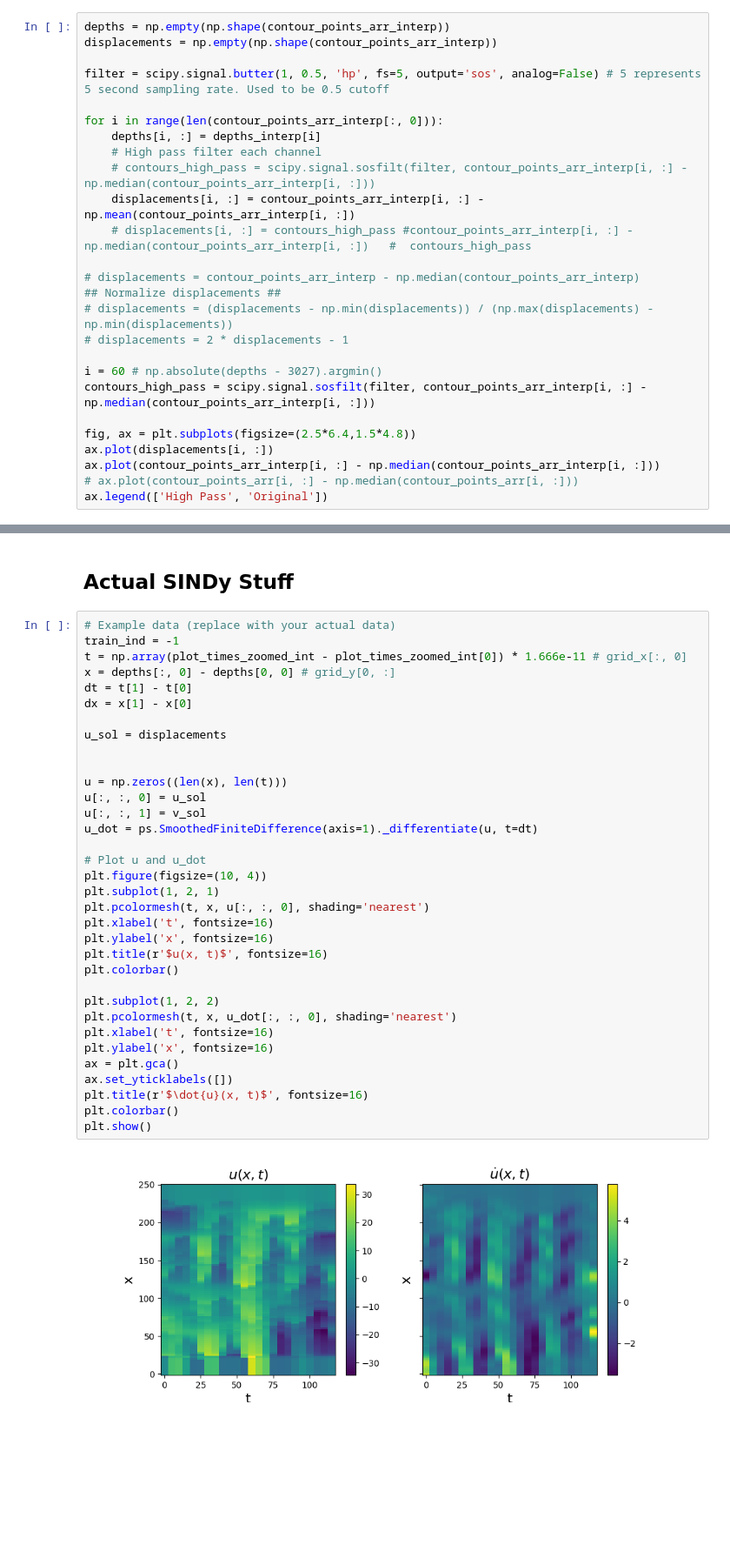
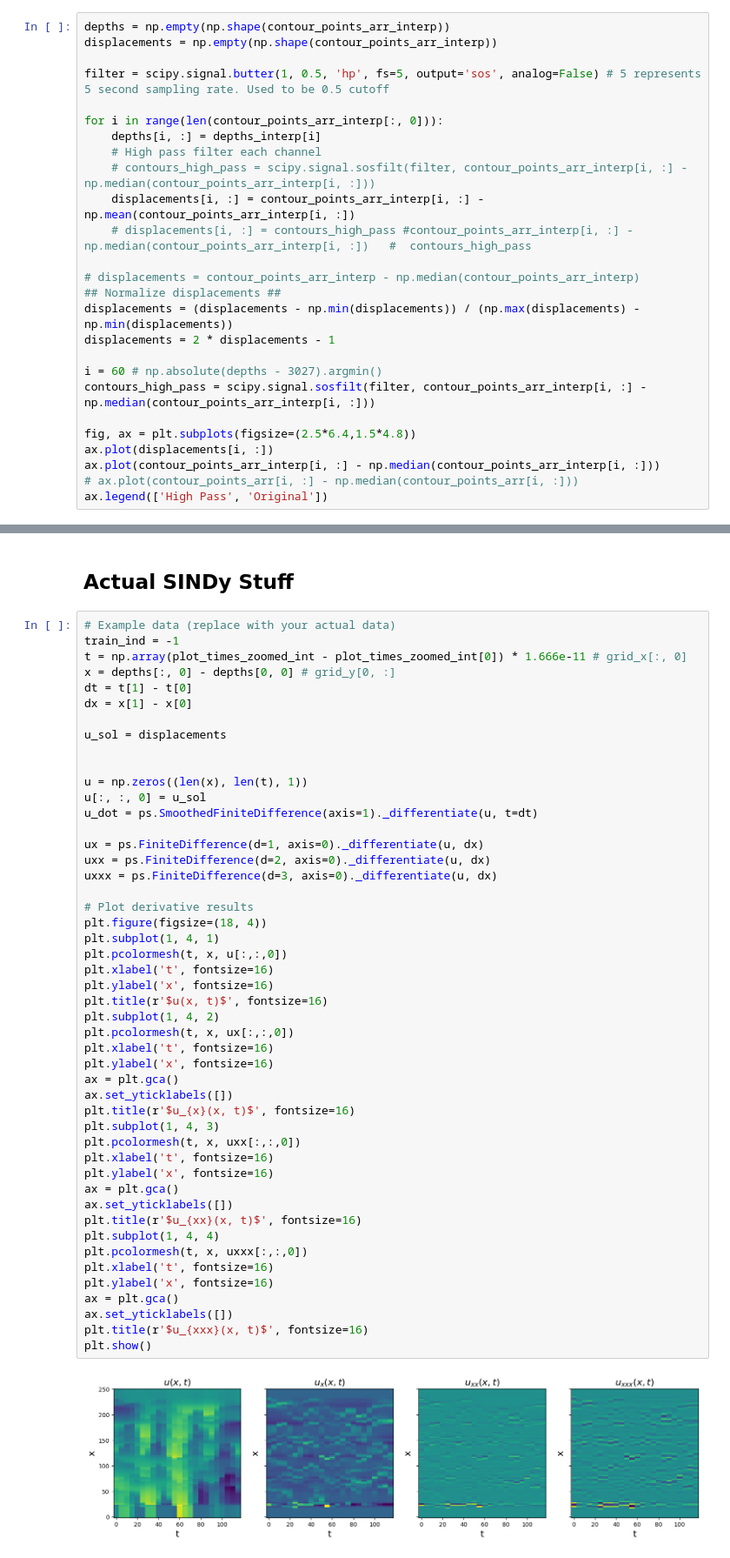
Before and after one commit to ericeberg3/UW_research, a Jupyter notebook: DTS_TG_SINDy_weak.ipynb, the cells around one changed output, grey strips where cells are left out. Shown at 87% size. Saved outputs shown, nothing was run; the diff lists cells and outputs as text; blank space fills up the shorter version.

```diff
--- a/DTS_TG_SINDy_weak.ipynb
+++ b/DTS_TG_SINDy_weak.ipynb
@@ -164,8 +165,8 @@ for i in range(len(contour_points_arr_interp[:, 0])):
 
 # displacements = contour_points_arr_interp - np.median(contour_points_arr_interp)
 ## Normalize displacements ##
-# displacements = (displacements - np.min(displacements)) / (np.max(displacements) - np.min(displacements))
-# displacements = 2 * displacements - 1
+displacements = (displacements - np.min(displacements)) / (np.max(displacements) - np.min(displacements))
+displacements = 2 * displacements - 1
 
 i = 60 # np.absolute(depths - 3027).argmin()
 contours_high_pass = scipy.signal.sosfilt(filter, contour_points_arr_interp[i, :] - np.median(contour_points_arr_interp[i, :]))
@@ -258,36 +259,50 @@ integrator_keywords['atol'] = 1e-12
 # %%
 # Example data (replace with your actual data)
 train_ind = -1
 t = np.array(plot_times_zoomed_int - plot_times_zoomed_int[0]) * 1.666e-11 # grid_x[:, 0]
 x = depths[:, 0] - depths[0, 0] # grid_y[0, :]
 dt = t[1] - t[0]
 dx = x[1] - x[0]
 
 u_sol = displacements
 
 
-u = np.zeros((len(x), len(t)))
+u = np.zeros((len(x), len(t), 1))
 u[:, :, 0] = u_sol
-u[:, :, 1] = v_sol
 u_dot = ps.SmoothedFiniteDifference(axis=1)._differentiate(u, t=dt)
 
-# Plot u and u_dot
-plt.figure(figsize=(10, 4))
-plt.subplot(1, 2, 1)
-plt.pcolormesh(t, x, u[:, :, 0], shading='nearest')
+ux = ps.FiniteDifference(d=1, axis=0)._differentiate(u, dx)
+uxx = ps.FiniteDifference(d=2, axis=0)._differentiate(u, dx)
+uxxx = ps.FiniteDifference(d=3, axis=0)._differentiate(u, dx)
+
+# Plot derivative results
+plt.figure(figsize=(18, 4))
+plt.subplot(1, 4, 1)
+plt.pcolormesh(t, x, u[:,:,0])
 plt.xlabel('t', fontsize=16)
 plt.ylabel('x', fontsize=16)
 plt.title(r'$u(x, t)$', fontsize=16)
-plt.colorbar()
-
-plt.subplot(1, 2, 2)
-plt.pcolormesh(t, x, u_dot[:, :, 0], shading='nearest')
+plt.subplot(1, 4, 2)
+plt.pcolormesh(t, x, ux[:,:,0])
 plt.xlabel('t', fontsize=16)
 plt.ylabel('x', fontsize=16)
 ax = plt.gca()
 ax.set_yticklabels([])
-plt.title(r'$\dot{u}(x, t)$', fontsize=16)
-plt.colorbar()
+plt.title(r'$u_{x}(x, t)$', fontsize=16)
+plt.subplot(1, 4, 3)
+plt.pcolormesh(t, x, uxx[:,:,0])
+plt.xlabel('t', fontsize=16)
+plt.ylabel('x', fontsize=16)
+ax = plt.gca()
+ax.set_yticklabels([])
+plt.title(r'$u_{xx}(x, t)$', fontsize=16)
+plt.subplot(1, 4, 4)
+plt.pcolormesh(t, x, uxxx[:,:,0])
+plt.xlabel('t', fontsize=16)
+plt.ylabel('x', fontsize=16)
+ax = plt.gca()
+ax.set_yticklabels([])
+plt.title(r'$u_{xxx}(x, t)$', fontsize=16)
 plt.show()
 # %% [output]
-[figure, old version]
+[figure, new version]
```
Also changed, not shown: parts of 11 cells of this notebook, 1 other file.
